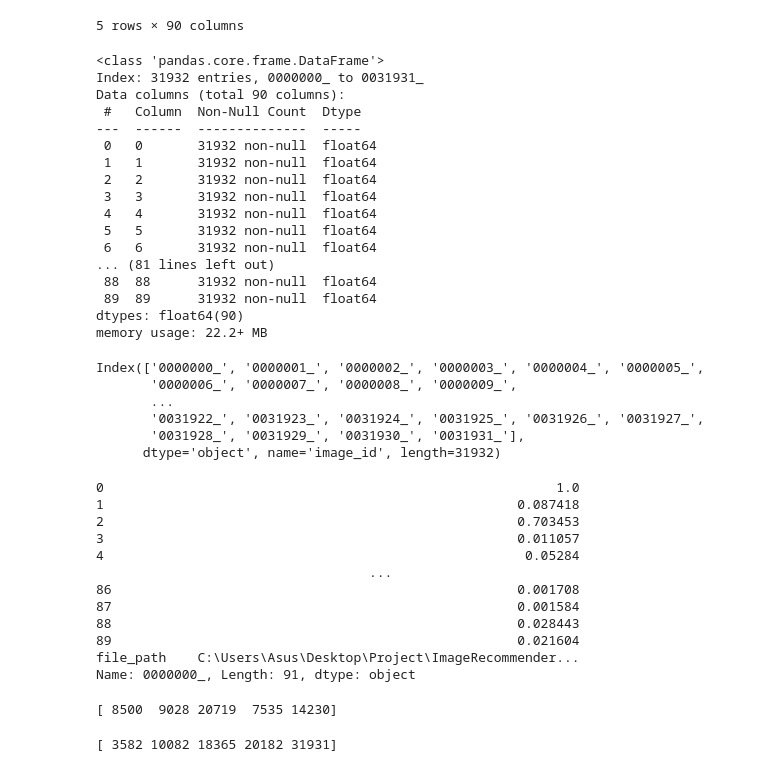
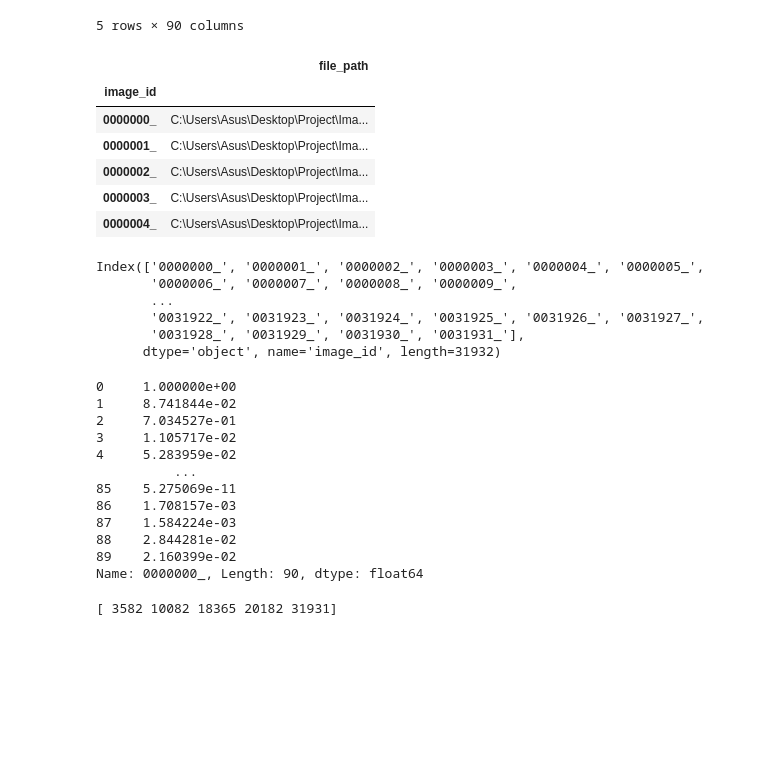
Before and after one commit to adhamarif/ImageRecommender, a Jupyter notebook: generator.ipynb, the cells around one changed output. Drawn from its saved outputs; the diff is of its cells as text; code cells hidden in the pictures; blank space fills up the shorter version.

```diff
--- a/generator.ipynb
+++ b/generator.ipynb
@@ -137,7 +137,8 @@ C:\Users\Asus\Desktop\Project\ImageRecommender\weather_image_recognition\unlabel
 # %% [markdown]
 ### check csv
 # %%
-data = pd.read_csv('color_histogram.csv', index_col='image_id')
+data = pd.read_csv('weather_image_recognition/color_histogram.csv', index_col='image_id')
+paths = pd.read_csv('weather_image_recognition/file_path.csv', index_col='image_id')
 data.head()
 # %% [output]
 |  | 0 | 1 | 2 | 3 | 4 | 5 | 6 | 7 | 8 | 9 | ... | ... |
@@ -149,25 +150,15 @@ data.head()
 | 0000004_ | 1.967518e-03 | 0.000000e+00 | 0.000000e+00 | 0.002468 | 0.000000 | 0.000074 | 0.002504 | 0.000000 | 0.000628 | 0.007691 | ... | ... |
 5 rows × 90 columns
 # %%
-data.info()
+paths.head()
 # %% [output]
-<class 'pandas.core.frame.DataFrame'>
-Index: 31932 entries, 0000000_ to 0031931_
-Data columns (total 90 columns):
- #   Column  Non-Null Count  Dtype
----  ------  --------------  -----
- 0   0       31932 non-null  float64
- 1   1       31932 non-null  float64
- 2   2       31932 non-null  float64
- 3   3       31932 non-null  float64
- 4   4       31932 non-null  float64
- 5   5       31932 non-null  float64
- 6   6       31932 non-null  float64
-... (81 lines left out)
- 88  88      31932 non-null  float64
- 89  89      31932 non-null  float64
-dtypes: float64(90)
-memory usage: 22.2+ MB
+|  | file_path |
+| image_id |  |
+| 0000000_ | C:\Users\Asus\Desktop\Project\Ima... |
+| 0000001_ | C:\Users\Asus\Desktop\Project\Ima... |
+| 0000002_ | C:\Users\Asus\Desktop\Project\Ima... |
+| 0000003_ | C:\Users\Asus\Desktop\Project\Ima... |
+| 0000004_ | C:\Users\Asus\Desktop\Project\Ima... |
 # %%
 data.index
 # %% [output]
@@ -180,32 +171,30 @@ Index(['0000000_', '0000001_', '0000002_', '0000003_', '0000004_', '0000005_',
 # %%
 data.loc['0000000_']
 # %% [output]
-0                                                          1.0
-1                                                     0.087418
-2                                                     0.703453
-3                                                     0.011057
-4                                                      0.05284
-                                   ...
-86                                                    0.001708
-87                                                    0.001584
-88                                                    0.028443
-89                                                    0.021604
-file_path    C:\Users\Asus\Desktop\Project\ImageRecommender...
-Name: 0000000_, Length: 91, dtype: object
+0     1.000000e+00
+1     8.741844e-02
+2     7.034527e-01
+3     1.105717e-02
+4     5.283959e-02
+          ...
+85    5.275069e-11
+86    1.708157e-03
+87    1.584224e-03
+88    2.844281e-02
+89    2.160399e-02
+Name: 0000000_, Length: 90, dtype: float64
 # %%
 from sklearn.metrics.pairwise import cosine_similarity
 from scipy.spatial import distance
 
 arr_euc = np.array([])
 for i in range(len(data)):
-    v1 = np.array(data.iloc[8500, :-1])
-    v2 = np.array(data.iloc[i, :-1])
+    v1 = np.array(data.iloc[8500, :])
+    v2 = np.array(data.iloc[i, :])
     arr_euc = np.append(arr_euc, distance.euclidean(v1, v2))
 
 sorted_indices_euc = np.argsort(arr_euc)
 print(sorted_indices_euc[:5])
-# %% [output]
-[ 8500  9028 20719  7535 14230]
 # %%
 arr_cos = np.array([])
 
```
Also changed, not shown: parts of 2 cells of this notebook.
